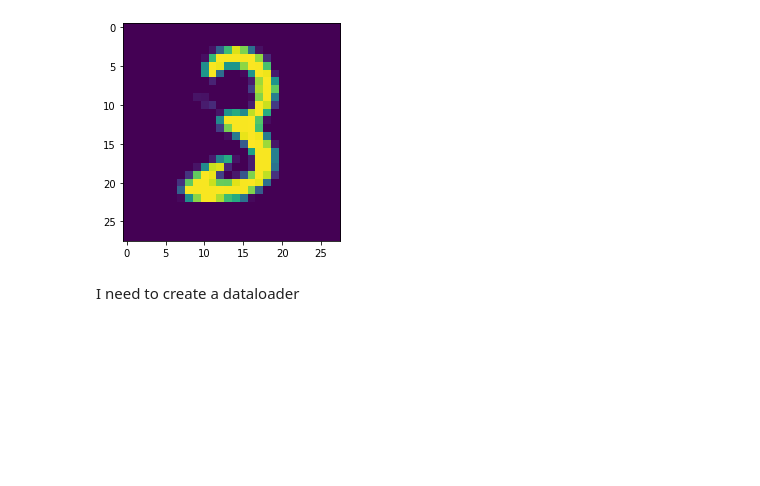
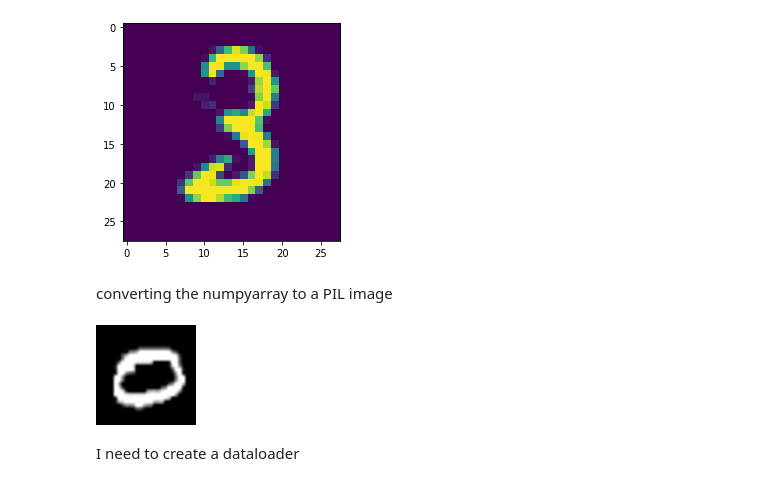
Before and after one commit to asabrems/MNIST_digitRecognizer, a Jupyter notebook: digital_recognizer.ipynb, the cells around one changed output. Saved outputs shown, nothing was run; the diff lists cells and outputs as text; code cells hidden in the pictures; blank space fills up the shorter version.

```diff
--- a/digital_recognizer.ipynb
+++ b/digital_recognizer.ipynb
@@ -139,5 +122,14 @@ plt.imshow(test_[4][:,:,0])
 # %% [output]
 <matplotlib.image.AxesImage at 0x...>
 [figure]
+# %% [markdown]
+converting the numpyarray to a PIL image
+# %%
+image_array = test_[1][:,:,0]
+type(image_array)
+orig_img = Image.fromarray(image_array*255).convert('RGB')
+orig_img.resize((100,100))
+# %% [output]
+[figure, added]
 # %% [markdown]
 I need to create a dataloader
```
Also changed, not shown: parts of 21 cells of this notebook.
